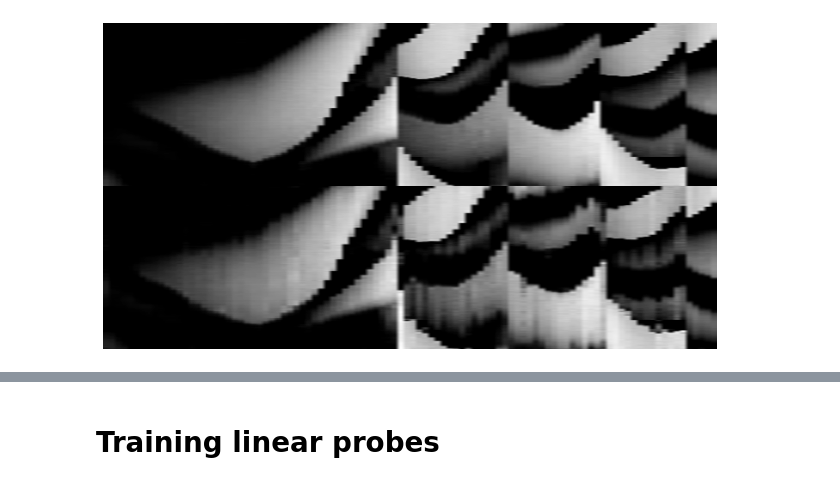
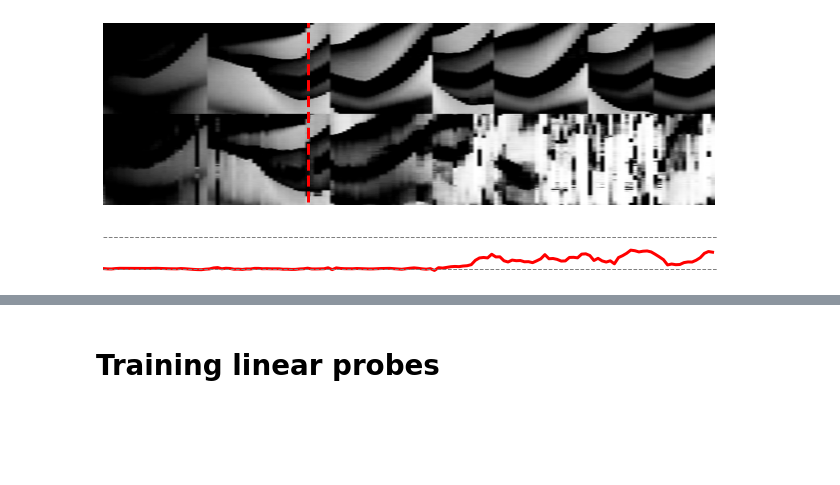
Before and after one commit to azaho/flappydream, a Jupyter notebook: RNN_analysis.ipynb, the cells around one changed output, grey strips where cells are left out. Saved outputs shown, nothing was run; the diff lists cells and outputs as text; code cells hidden in the pictures; blank space fills up the shorter version.

```diff
--- a/RNN_analysis.ipynb
+++ b/RNN_analysis.ipynb
@@ -8,6 +9,6 @@ import train_vae
 import json
 # %%
-state_vars_to_predict=[9, 10, 11]
+state_vars_to_predict=[]#[9, 10, 11]
 detach_gradients = True
 truncate_at_batch = 40
 use_layernorm = True
@@ -58,5 +58,6 @@ n_batches, mean_batches, var_batches, state_vars_batches, \
     train_rnn.load_data(f'data/vae_preprocessed_{dim_latent_z}dimlatent.npz',
                                         f'data/vae_rollouts_env_vars.npz', batch_size = batch_size,
                        truncate_at_batch=truncate_at_batch)
-episode_len = [torch.nonzero(end_flags)[:, 1].unsqueeze(0) for end_flags in end_flag_batches]
+episode_len = ([torch.nonzero(end_flags)[:, 1] for end_flags in end_flag_batches])
+#var_batches = [torch.log(var_batch) for var_batch in var_batches]
 # %%
@@ -118,0 +137,8 @@ z_values_rec = train_vae.reparameterization(mu_sampled, sigma_sampled).reshape(b
+# %%
+means = filtered_episodes_tensor['mean']
+vars = filtered_episodes_tensor['var']
+actions = filtered_episodes_tensor['action']
+masks = filtered_episodes_tensor['mask'][:, 1:]
+state_vars = filtered_episodes_tensor['state_vars'][:, :-1]
+z_values = train_vae.reparameterization(means, vars)
+inputs = torch.cat([z_values, actions], dim=2)[:, :-1]
@@ -119,13 +170,33 @@ z_values_rec = train_vae.reparameterization(mu_sampled, sigma_sampled).reshape(b
+# %%
+cutoff_t = 50
+z_pred_store, ef_store, y_store = record_predictions(cutoff_t=cutoff_t)
 # %%
-img_rec = vae_model.decode(z_values_rec)[innerbatch_i].cpu().detach().numpy()[:max_timestep]
-img_real = vae_model.decode(z_values[:, 1:])[innerbatch_i].cpu().detach().numpy()[:max_timestep]
-img = np.concatenate([img_real.T, img_rec.T])
+episode_i = 10
+max_show_timestep = 150
 
+img_rec, img_real = make_images(z_pred_store, episode_i)
+img = np.concatenate([img_real[:max_show_timestep].T, img_rec[:max_show_timestep].T])
 # Display the barcode tensor as an image using Matplotlib
-plt.figure(figsize=(9, 5))  # Adjust the figure size as needed
+plt.figure(figsize=(9, 3))  # Adjust the figure size as needed
 plt.imshow(img, cmap='binary', aspect='auto')
+if cutoff_t is not None:
+    plt.plot([cutoff_t, cutoff_t], [-1000, 1000], "r--", linewidth=3)
+plt.axis('off')
+plt.ylim(360, 0)
+plt.xlim(0, max_show_timestep)
+plt.tight_layout()
+plt.show()
+# show end flag over time
+plt.figure(figsize=(9, 1))
+plt.plot(ef_store[episode_i, :max_show_timestep].reshape(-1).detach().cpu().numpy(),
+        "-", color="red", linewidth=3)
+plt.plot([0, max_show_timestep], [0, 0], "--", color="gray", linewidth=1)
+plt.plot([0, max_show_timestep], [1, 1], "--", color="gray", linewidth=1)
+plt.ylim(-.1, 1.1)
+plt.xlim(0, max_show_timestep)
 plt.axis('off')
 plt.tight_layout()
 plt.show()
 # %% [output]
-[figure, old version]
+[figure, new version]
+[figure, added]
```
Also changed, not shown: parts of 32 cells of this notebook, 5 other files.
